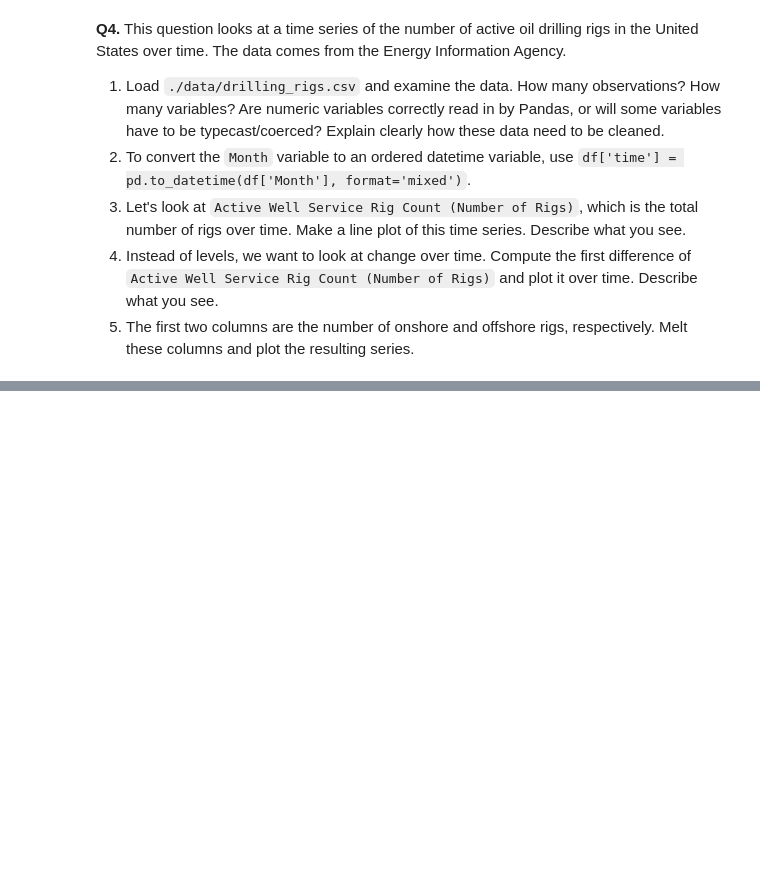
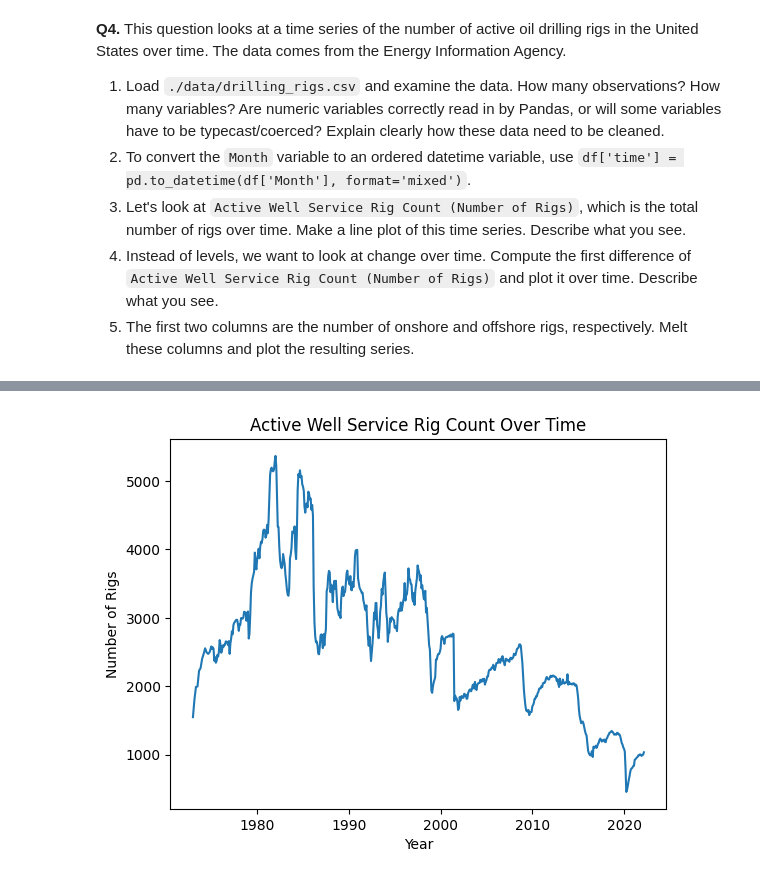
Before and after one commit to Jessicaxiong61/DS-3001, a Jupyter notebook: EDA assignment/EDA_assignment.ipynb, the cells around one changed output, grey strips where cells are left out. Cells and saved outputs as stored; diff of their text form; code cells hidden in the pictures; blank space fills up the shorter version.

```diff
--- a/EDA assignment/EDA_assignment.ipynb
+++ b/EDA assignment/EDA_assignment.ipynb
@@ -255,3 +265,12 @@ See the caveats in the documentation: https://pandas.pydata.org/pandas-docs/stab
 3. Let's look at `Active Well Service Rig Count (Number of Rigs)`, which is the total number of rigs over time. Make a line plot of this time series. Describe what you see.
 4. Instead of levels, we want to look at change over time. Compute the first difference of  `Active Well Service Rig Count (Number of Rigs)` and plot it over time. Describe what you see.
 5. The first two columns are the number of onshore and offshore rigs, respectively. Melt these columns and plot the resulting series.
+# %%
+# Question 4 part 1
+import numpy as np
+import matplotlib.pyplot as plt
+import pandas as pd
+
+url= 'https://raw.githubusercontent.com/KeerHu73/EDA/refs/heads/main/assignment/data/drilling_rigs.csv'
+df = pd.read_csv(url)
+df.head()
@@ -257,0 +308,16 @@ See the caveats in the documentation: https://pandas.pydata.org/pandas-docs/stab
+# %%
+#clean data
+numeric_cols = [
+    "Crude Oil Rotary Rigs in Operation, Total (Number of Rigs)",
+    "Natural Gas Rotary Rigs in Operation, Total (Number of Rigs)",
+    "Crude Oil and Natural Gas Rotary Rigs in Operation, Horizontal Trajectory (Number of Rigs)",
+    "Crude Oil and Natural Gas Rotary Rigs in Operation, Directional Trajectory (Number of Rigs)",
+    "Crude Oil and Natural Gas Rotary Rigs in Operation, Vertical Trajectory (Number of Rigs)",
+    "Active Well Service Rig Count (Number of Rigs)"
+]
+# Replace "Not Available" with NaN
+df[numeric_cols] = df[numeric_cols].replace("Not Available", np.nan)
+# Convert to numeric
+df[numeric_cols] = df[numeric_cols].apply(pd.to_numeric, errors='coerce')
+print(df.head())
+print(df.info())
@@ -257,0 +342,5 @@ See the caveats in the documentation: https://pandas.pydata.org/pandas-docs/stab
+# %%
+# Question 4 part 2
+
+df['time'] = pd.to_datetime(df['Month'], format='mixed')
+# df.head()
@@ -257,0 +354,11 @@ See the caveats in the documentation: https://pandas.pydata.org/pandas-docs/stab
+# %%
+# Question 4 part 3
+import matplotlib.pyplot as plt
+import seaborn as sns
+
+line_plot = sns.lineplot(data = df, x = 'time', y = 'Active Well Service Rig Count (Number of Rigs)')
+line_plot.set(title="Active Well Service Rig Count Over Time",
+xlabel='Year', ylabel='Number of Rigs')
+plt.show()
+# %% [output]
+[figure, added]
```
Also changed, not shown: parts of 17 cells of this notebook.
